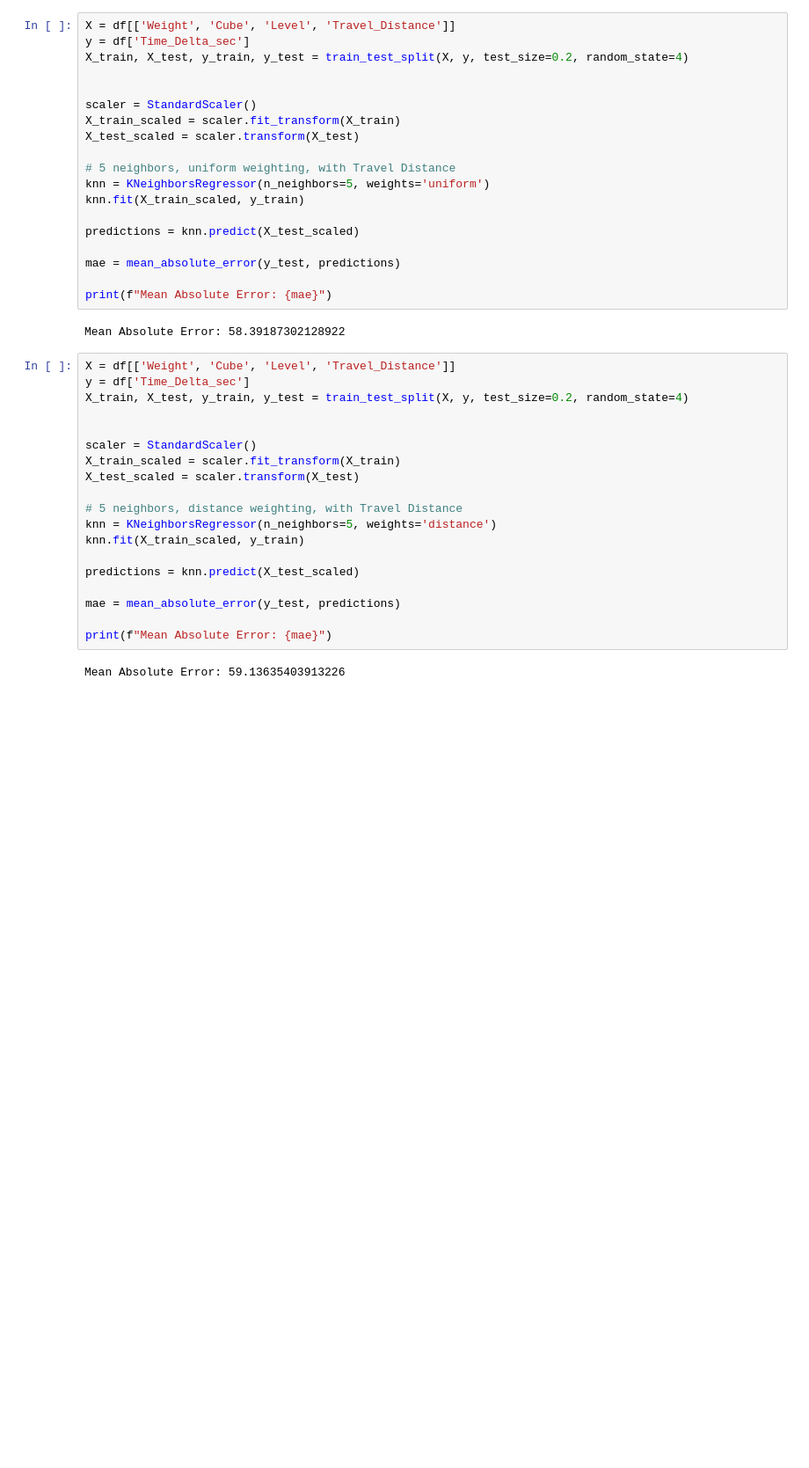
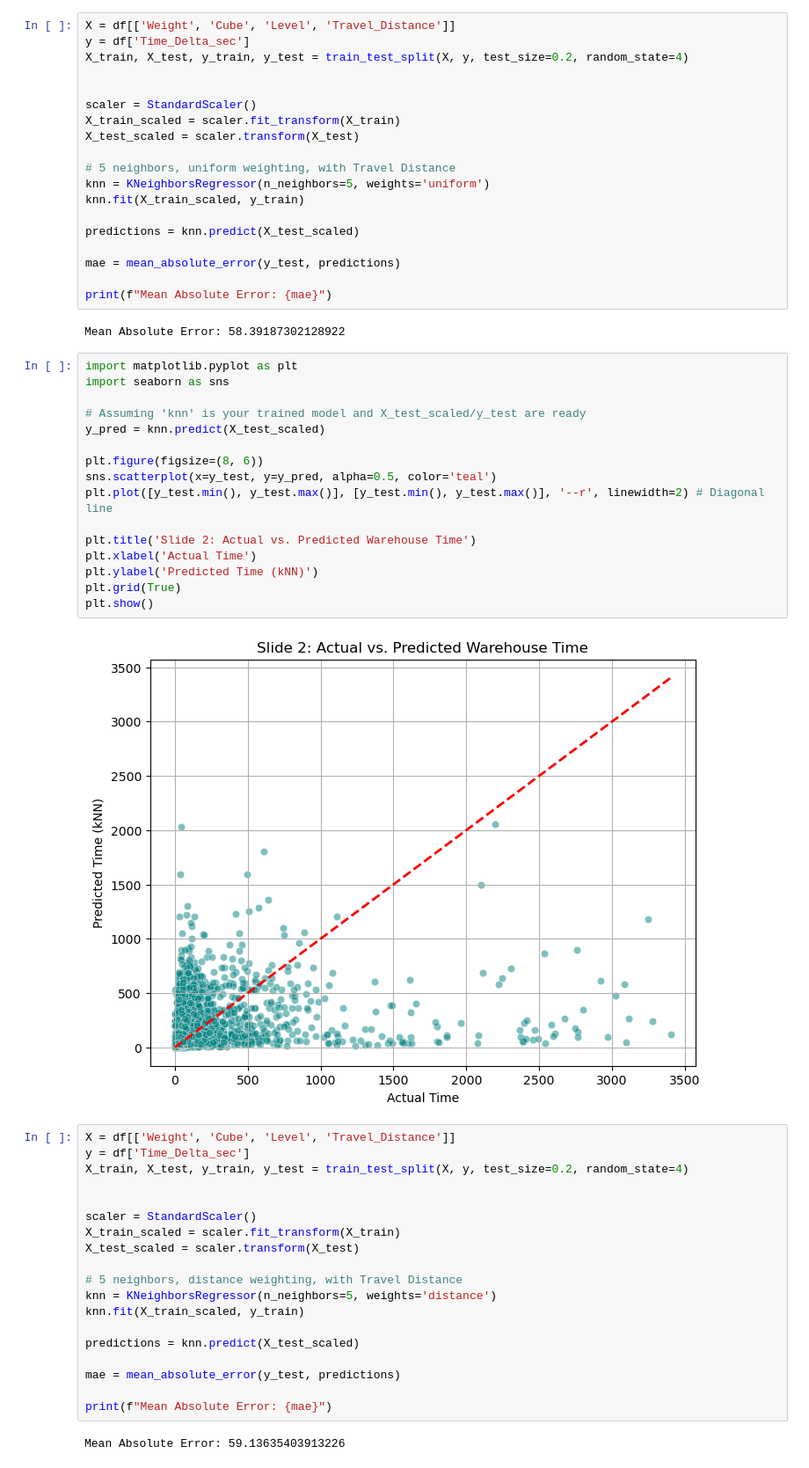
Before and after one commit to JiashenWangg/Lucas_Systems_Capstone_Project, a Jupyter notebook: OE_workcode30_knn.ipynb, the cells around one changed output. Shown at 88% size. Saved outputs shown, nothing was run; the diff lists cells and outputs as text; blank space fills up the shorter version.

Commit message:
added plots to knn

```diff
--- a/OE_workcode30_knn.ipynb
+++ b/OE_workcode30_knn.ipynb
@@ -43,6 +43,24 @@ mae = mean_absolute_error(y_test, predictions)
 print(f"Mean Absolute Error: {mae}")
 # %% [output]
 Mean Absolute Error: 58.39187302128922
+# %%
+import matplotlib.pyplot as plt
+import seaborn as sns
+
+# Assuming 'knn' is your trained model and X_test_scaled/y_test are ready
+y_pred = knn.predict(X_test_scaled)
+
+plt.figure(figsize=(8, 6))
+sns.scatterplot(x=y_test, y=y_pred, alpha=0.5, color='teal')
+plt.plot([y_test.min(), y_test.max()], [y_test.min(), y_test.max()], '--r', linewidth=2) # Diagonal line
+
+plt.title('Slide 2: Actual vs. Predicted Warehouse Time')
+plt.xlabel('Actual Time')
+plt.ylabel('Predicted Time (kNN)')
+plt.grid(True)
+plt.show()
+# %% [output]
+[figure, added]
 # %%
 X = df[['Weight', 'Cube', 'Level', 'Travel_Distance']]
 y = df['Time_Delta_sec']
```
Also changed, not shown: parts of 7 cells of this notebook.
